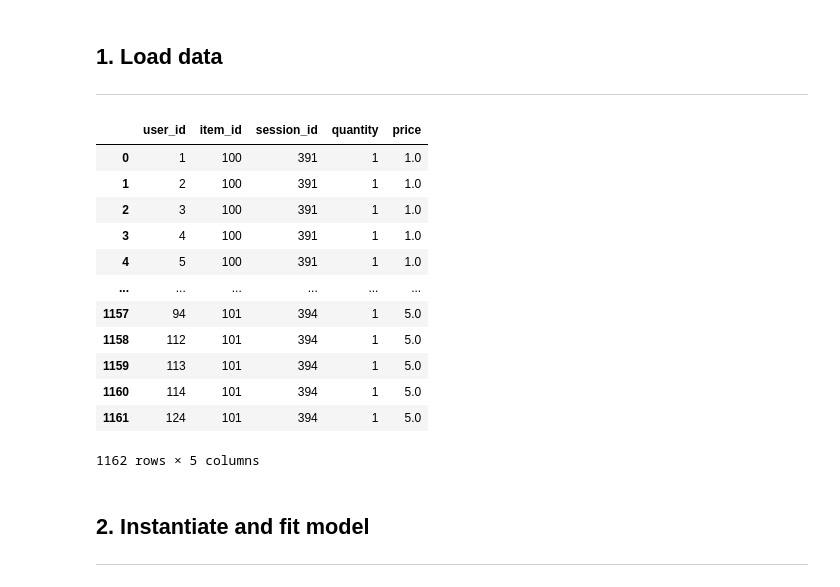
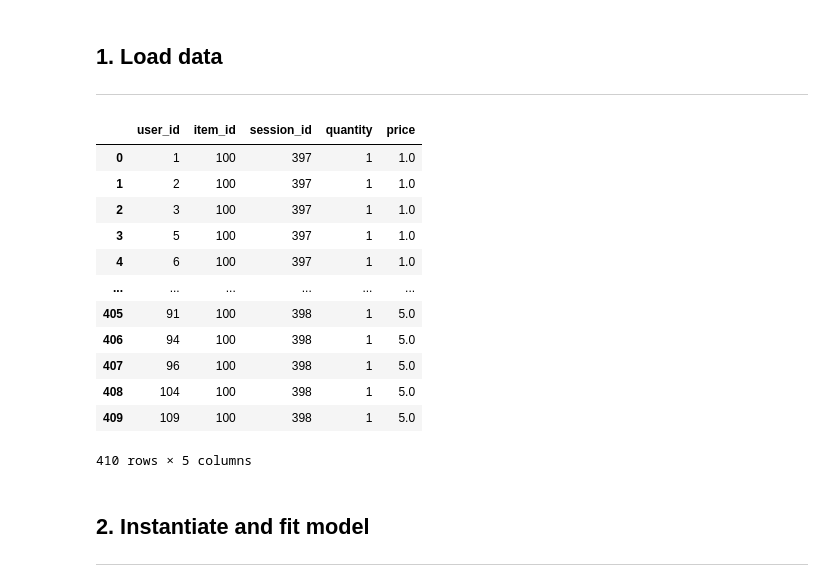
Before and after one commit to topher-lo/PyShopper, a Jupyter notebook: example.ipynb, the cells around one changed output. Drawn from its saved outputs; the diff is of its cells as text; code cells hidden in the pictures.

```diff
--- a/example.ipynb
+++ b/example.ipynb
@@ -42,35 +43,35 @@ DATA_URL = 'https://github.com/topher-lo/PyShopper/blob/main/data'
 # %%
 # Load data
 data = shopper.load_data(f'{DATA_URL}/train.tsv?raw=true', f'{DATA_URL}/prices.tsv?raw=true')
 unique_items = sorted(data['item_id'].unique())
 sessions_list = sorted(data['session_id'].unique())
 
 # Limit data to C (most frequent) items and W sessions
 # Note: we filter for trailing sessions because the tested dataset's sessions begin at the end of
 # the training dataset's sessions
 C = 2
-W = 10
+W = 4
 
 # Filter data
 X_train = (data.loc[data['item_id'].isin(unique_items[:C])]
                .loc[data['session_id'].isin(sessions_list[-W:])]
                .reset_index(drop=True))
 
 X_train
 # %% [output]
 |  | user_id | item_id | session_id | quantity | price |
-| 0 | 1 | 100 | 391 | 1 | 1.0 |
-| 1 | 2 | 100 | 391 | 1 | 1.0 |
-| 2 | 3 | 100 | 391 | 1 | 1.0 |
-| 3 | 4 | 100 | 391 | 1 | 1.0 |
-| 4 | 5 | 100 | 391 | 1 | 1.0 |
+| 0 | 1 | 100 | 397 | 1 | 1.0 |
+| 1 | 2 | 100 | 397 | 1 | 1.0 |
+| 2 | 3 | 100 | 397 | 1 | 1.0 |
+| 3 | 5 | 100 | 397 | 1 | 1.0 |
+| 4 | 6 | 100 | 397 | 1 | 1.0 |
 | ... | ... | ... | ... | ... | ... |
-| 1157 | 94 | 101 | 394 | 1 | 5.0 |
-| 1158 | 112 | 101 | 394 | 1 | 5.0 |
-| 1159 | 113 | 101 | 394 | 1 | 5.0 |
-| 1160 | 114 | 101 | 394 | 1 | 5.0 |
-| 1161 | 124 | 101 | 394 | 1 | 5.0 |
+| 405 | 91 | 100 | 398 | 1 | 5.0 |
+| 406 | 94 | 100 | 398 | 1 | 5.0 |
+| 407 | 96 | 100 | 398 | 1 | 5.0 |
+| 408 | 104 | 100 | 398 | 1 | 5.0 |
+| 409 | 109 | 100 | 398 | 1 | 5.0 |
-1162 rows × 5 columns
+410 rows × 5 columns
 # %% [markdown]
 ## 2. Instantiate and fit model
 ---
```
Also changed, not shown: parts of 18 cells of this notebook, 2 other files.
